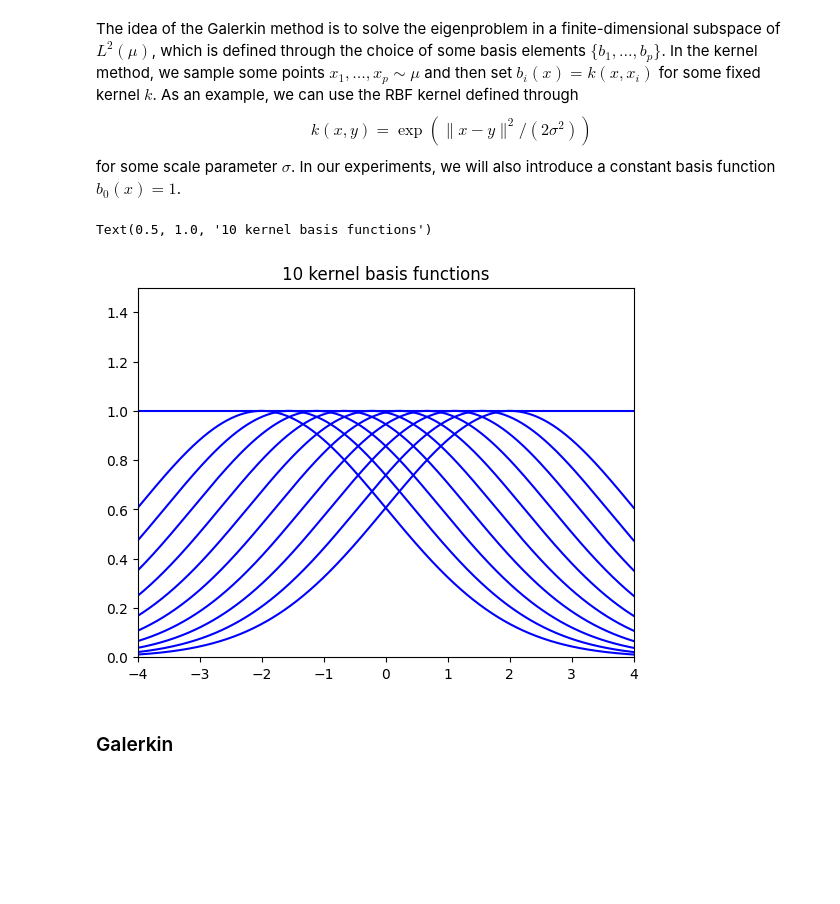
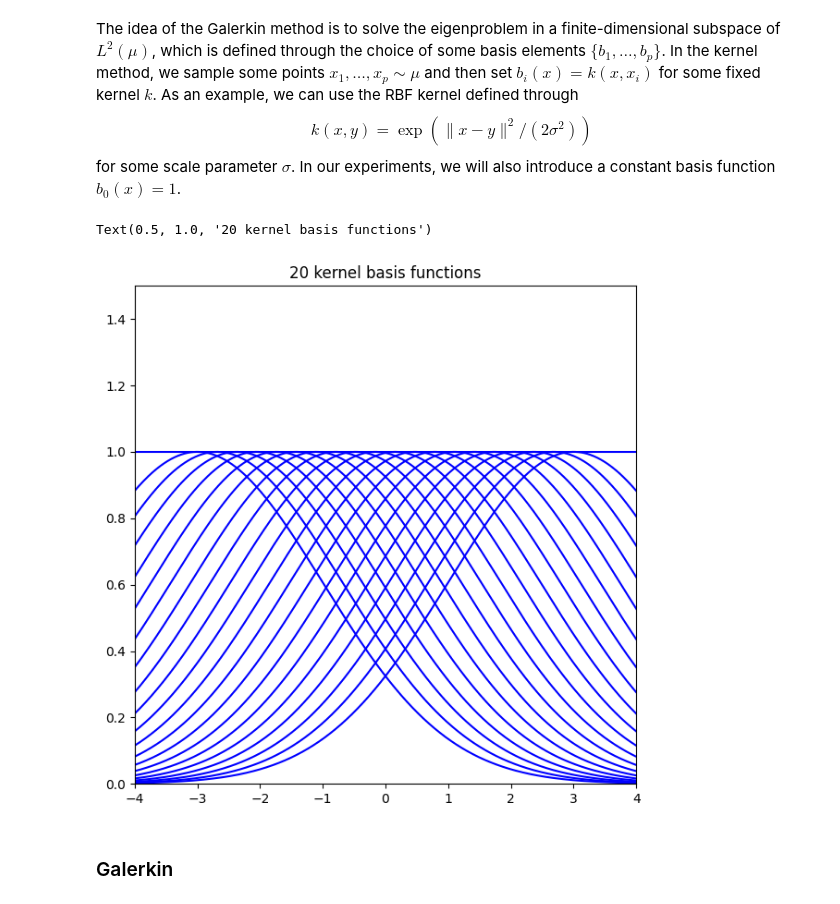
Before and after one commit to lclaeys/eigenfunction-solver, a Jupyter notebook: clean_notebooks/galerkin_quadratic.ipynb, the cells around one changed output. Drawn from its saved outputs; the diff is of its cells as text; code cells hidden in the pictures; blank space fills up the shorter version.

```diff
--- a/clean_notebooks/galerkin_quadratic.ipynb
+++ b/clean_notebooks/galerkin_quadratic.ipynb
@@ -103,32 +104,32 @@ The idea of the Galerkin method is to solve the eigenproblem in a finite-dimensi
 $$k(x,y) = \exp(\|x-y\|^2/(2\sigma^2))$$
 for some scale parameter $\sigma$. In our experiments, we will also introduce a constant basis function $b_0(x) = 1$.
 # %%
-p = 10
+p = 20
 
 kernel_params = {
     'dim': 1,
-    'scale': 2,
+    'scale': 2.0,
 }
 
 kernel = GaussianKernel(kernel_params)
 
-basis_points = torch.linspace(-2,2,p).unsqueeze(1)
+basis_points = torch.linspace(-3,3,p).unsqueeze(1)
 
 kernel_basis = KernelBasis(kernel, basis_points)
 
 # add constant function
 basis = ConstantBasis(kernel_basis)
 
 # In practice, we would use samples from mu
 
 plt.plot(t, basis(t),color = 'blue', label = "Basis functions")
 
 plt.xlim(-4,4)
 plt.ylim(0,1.5)
 plt.title(f'{p} kernel basis functions')
 # %% [output]
-Text(0.5, 1.0, '10 kernel basis functions')
+Text(0.5, 1.0, '20 kernel basis functions')
-[figure, old version]
+[figure, new version]
 # %% [markdown]
 ### Galerkin
 # %% [markdown]
```
Also changed, not shown: parts of 50 cells of this notebook.
